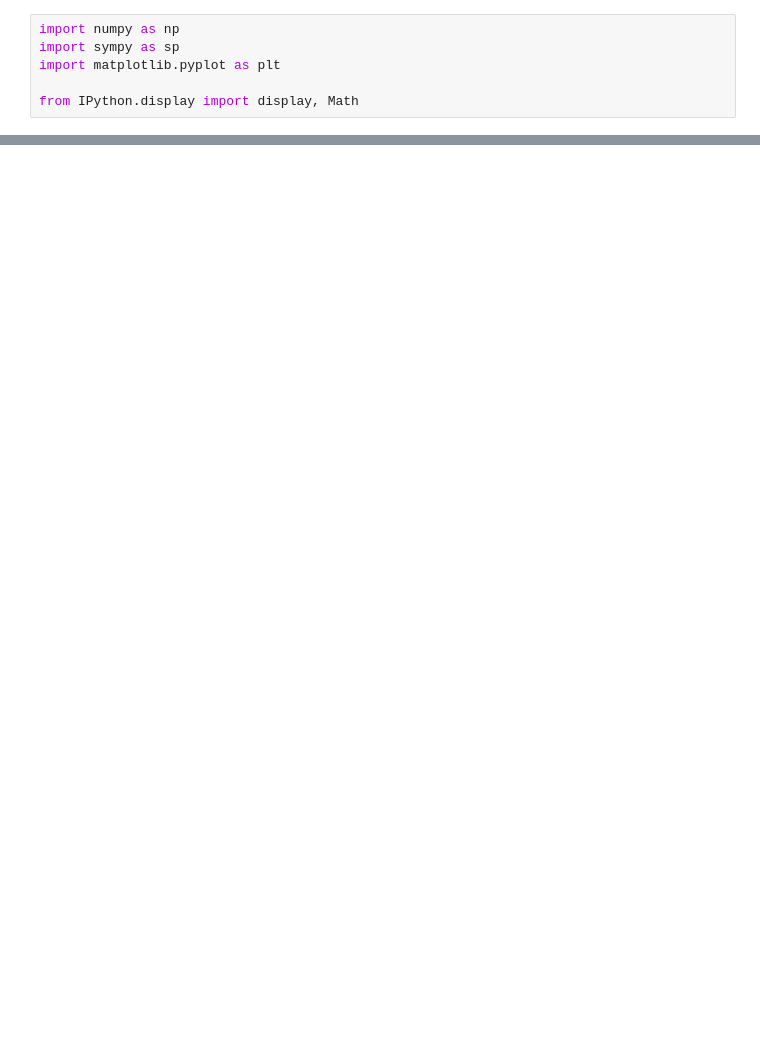
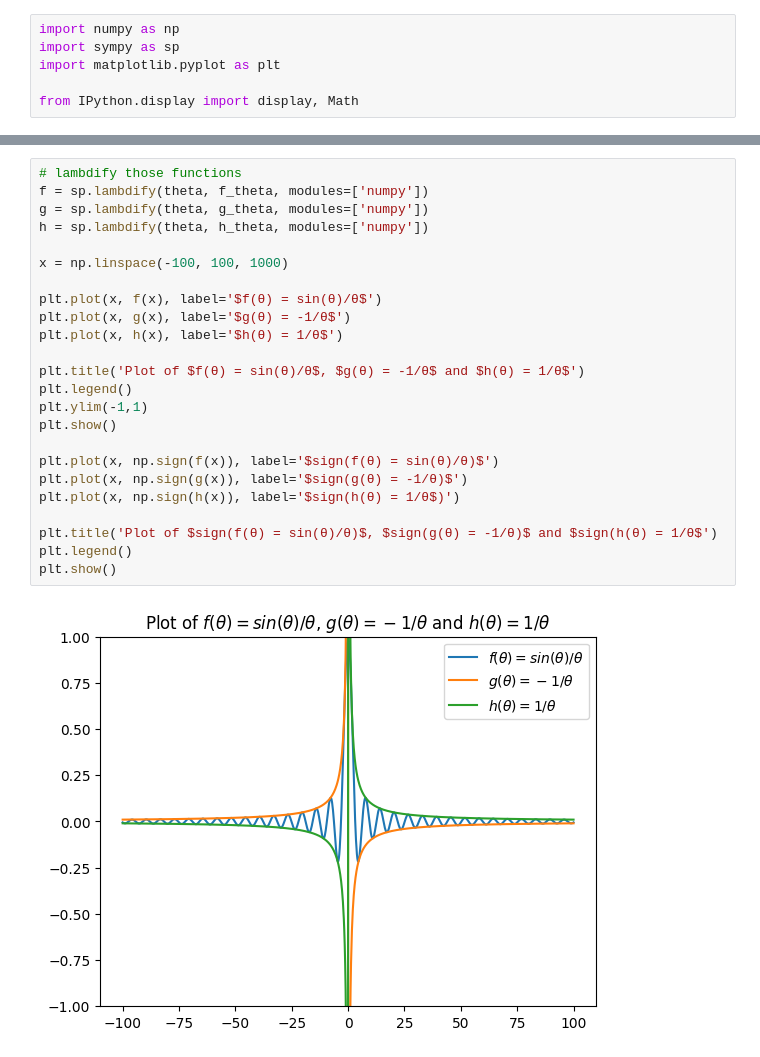
Before and after one commit to tuliofalmeida/calculusWithPython, a Jupyter notebook: my_code/CodeChallenge_trig_limits.ipynb, the cells around one changed output, grey strips where cells are left out. Saved outputs shown, nothing was run; the diff lists cells and outputs as text; blank space fills up the shorter version.

```diff
--- a/my_code/CodeChallenge_trig_limits.ipynb
+++ b/my_code/CodeChallenge_trig_limits.ipynb
@@ -56,0 +32,26 @@ $\displaystyle \lim_{phi \to 0^+} f(phi) = 0$
+# %%
+# lambdify those functions
+f = sp.lambdify(theta, f_theta, modules=['numpy'])
+g = sp.lambdify(theta, g_theta, modules=['numpy'])
+h = sp.lambdify(theta, h_theta, modules=['numpy'])
+
+x = np.linspace(-100, 100, 1000)
+
+plt.plot(x, f(x), label='$f(θ) = sin(θ)/θ$')
+plt.plot(x, g(x), label='$g(θ) = -1/θ$')
+plt.plot(x, h(x), label='$h(θ) = 1/θ$')
+
+plt.title('Plot of $f(θ) = sin(θ)/θ$, $g(θ) = -1/θ$ and $h(θ) = 1/θ$')
+plt.legend()
+plt.ylim(-1,1)
+plt.show()
+
+plt.plot(x, np.sign(f(x)), label='$sign(f(θ) = sin(θ)/θ)$')
+plt.plot(x, np.sign(g(x)), label='$sign(g(θ) = -1/θ)$')
+plt.plot(x, np.sign(h(x)), label='$sign(h(θ) = 1/θ$)')
+
+plt.title('Plot of $sign(f(θ) = sin(θ)/θ)$, $sign(g(θ) = -1/θ)$ and $sign(h(θ) = 1/θ$')
+plt.legend()
+plt.show()
+# %% [output]
+[figure, added]
```
Also changed, not shown: parts of 10 cells of this notebook, 2 other files.
